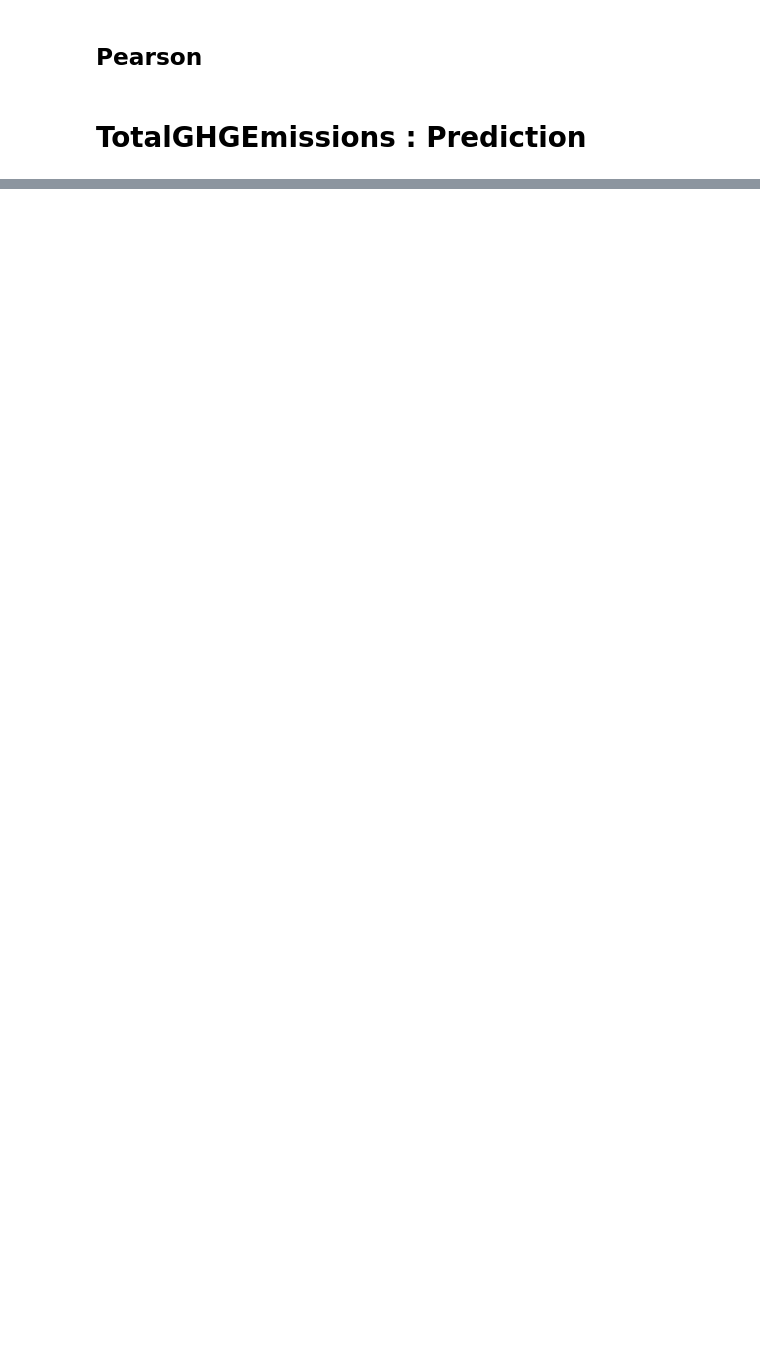
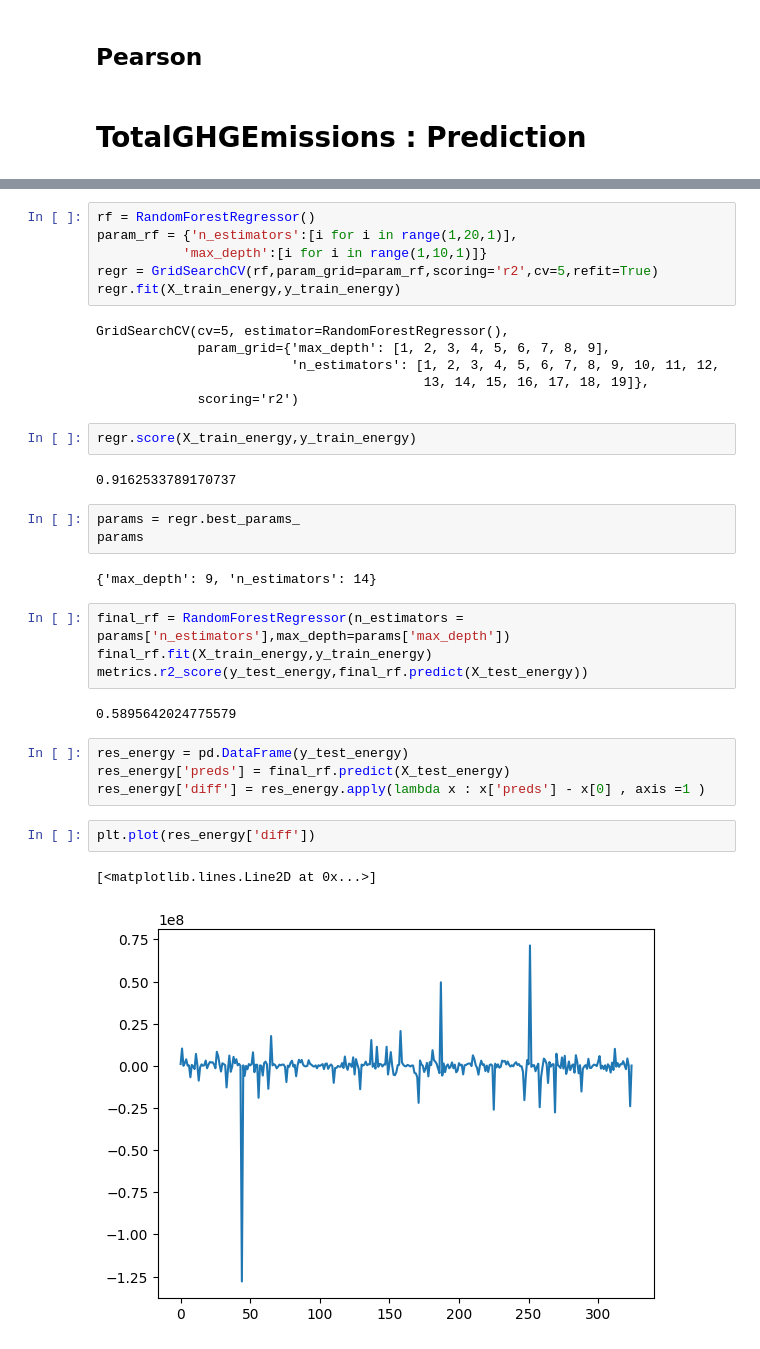
Before and after one commit to Marc0543/Seattle_energy, a Jupyter notebook: cleaning_marc.ipynb, the cells around one changed output, grey strips where cells are left out. Cells and saved outputs as stored; diff of their text form; blank space fills up the shorter version.

Commit message:
function and predicts

```diff
--- a/cleaning_marc.ipynb
+++ b/cleaning_marc.ipynb
@@ -811,0 +993,36 @@ metrics.r2_score(y_test,final_rf.predict(X_test))
+# %%
+rf = RandomForestRegressor()
+param_rf = {'n_estimators':[i for i in range(1,20,1)],
+           'max_depth':[i for i in range(1,10,1)]}
+regr = GridSearchCV(rf,param_grid=param_rf,scoring='r2',cv=5,refit=True)
+regr.fit(X_train_energy,y_train_energy)
+# %% [output]
+GridSearchCV(cv=5, estimator=RandomForestRegressor(),
+             param_grid={'max_depth': [1, 2, 3, 4, 5, 6, 7, 8, 9],
+                         'n_estimators': [1, 2, 3, 4, 5, 6, 7, 8, 9, 10, 11, 12,
+                                          13, 14, 15, 16, 17, 18, 19]},
+             scoring='r2')
+# %%
+regr.score(X_train_energy,y_train_energy)
+# %% [output]
+0.9162533789170737
+# %%
+params = regr.best_params_
+params
+# %% [output]
+{'max_depth': 9, 'n_estimators': 14}
+# %%
+final_rf = RandomForestRegressor(n_estimators = params['n_estimators'],max_depth=params['max_depth'])
+final_rf.fit(X_train_energy,y_train_energy)
+metrics.r2_score(y_test_energy,final_rf.predict(X_test_energy))
+# %% [output]
+0.5895642024775579
+# %%
+res_energy = pd.DataFrame(y_test_energy)
+res_energy['preds'] = final_rf.predict(X_test_energy)
+res_energy['diff'] = res_energy.apply(lambda x : x['preds'] - x[0] , axis =1 )
+# %%
+plt.plot(res_energy['diff'])
+# %% [output]
+[<matplotlib.lines.Line2D at 0x...>]
+[figure, added]
```
Also changed, not shown: parts of 28 cells of this notebook.
